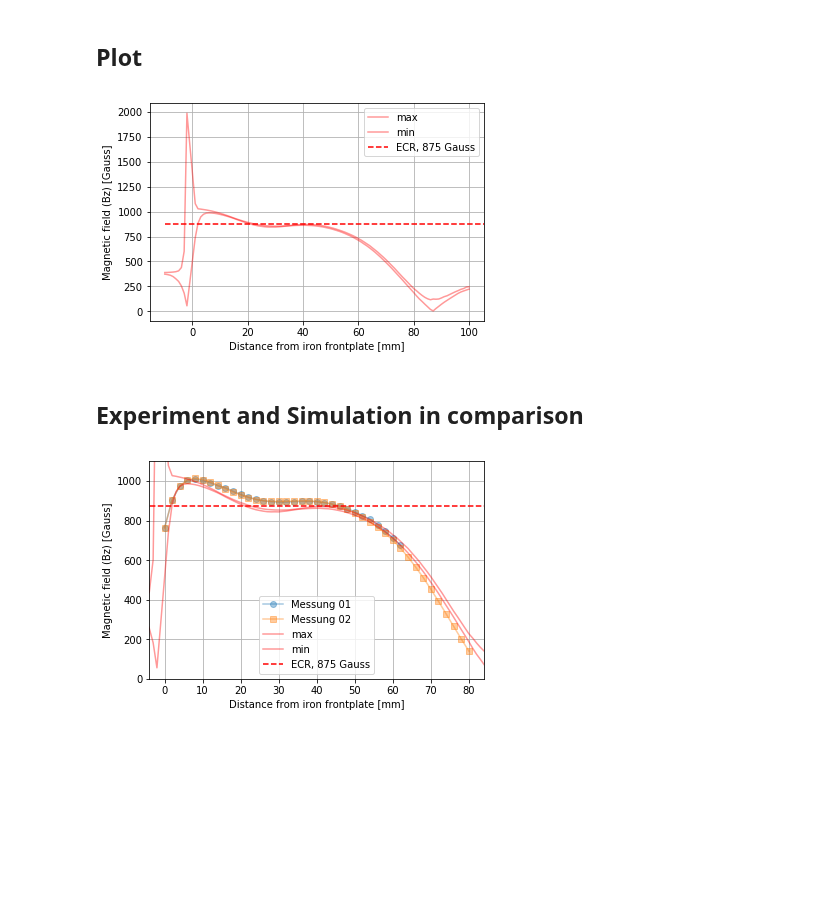
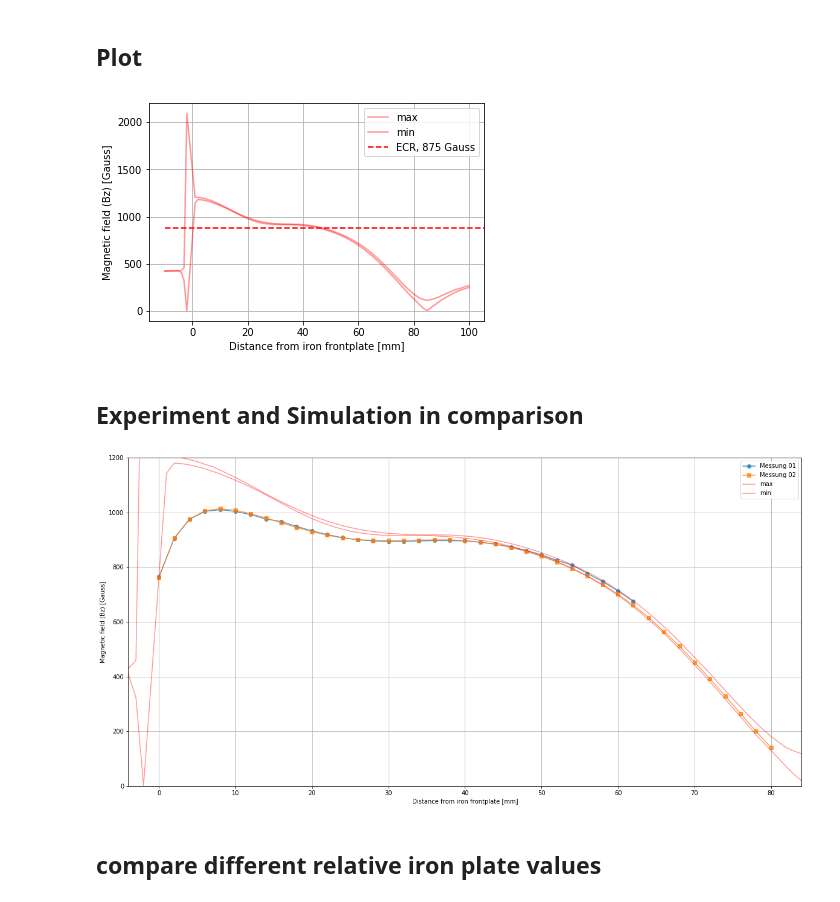
Before and after one commit to kromerh/phd_python, a Jupyter notebook: 10.Microwave.PermanentMagnets/10.Microwave.PermanentMagnets.ipynb, the cells around one changed output. Drawn from its saved outputs; the diff is of its cells as text; code cells hidden in the pictures; blank space fills up the shorter version.

Commit message:
added Roberts data

```diff
--- a/10.Microwave.PermanentMagnets/10.Microwave.PermanentMagnets.ipynb
+++ b/10.Microwave.PermanentMagnets/10.Microwave.PermanentMagnets.ipynb
@@ -39,7 +41,7 @@ plt.show()
     - header: X,Y,Z, mfnc.normB (mT)
 - Original simulation is in /Users/hkromer/02_PhD/02_Data/01_COMSOL/04.Microwave/02.damaged.mph
 # %%
-fname = '/Users/hkromer/02_PhD/02_Data/01_COMSOL/04.Microwave/02.damaged.magneticFieldGrid.csv'
+fname = '/Users/hkromer/02_PhD/02_Data/01_COMSOL/04.Microwave/BfieldData/02.damaged.Br1.10.relPermIron1800.1mmHole.csv'
 df_comsol = pd.read_csv(fname, skiprows=8)
 df_comsol.columns = ['x', 'y', 'z', 'normB_mT']
 df_comsol['normB_Gauss'] = df_comsol['normB_mT'] * 10
@@ -139,25 +141,28 @@ plt.ylabel('Magnetic field (Bz) [Gauss]')
 plt.xlim(xlim)
 plt.show()
 # %% [output]
-[figure, old version]
+[figure, new version]
 # %% [markdown]
 ## Experiment and Simulation in comparison
 # %%
-plt.plot(dfs[0].iloc[:,0], dfs[0].iloc[:,1], marker='o',label='Messung 01', alpha=0.4)
+plt.figure(figsize=(20,10))
+plt.plot(dfs[0].iloc[:,0], dfs[0].iloc[:,1], marker='o',label='Messung 01', alpha=0.75)
 
-plt.plot(dfs[1].iloc[:,0], dfs[1].iloc[:,1], marker='s', label='Messung 02', alpha=0.4)
+plt.plot(dfs[1].iloc[:,0], dfs[1].iloc[:,1], marker='s', label='Messung 02', alpha=0.75)
 
 xlim = plt.gca().get_xlim()
 plt.plot(df_comsol_maxmin.index, df_comsol_maxmin['normB_Gauss_max'], color='red', label='max', alpha=0.4)
 plt.plot(df_comsol_maxmin.index, df_comsol_maxmin['normB_Gauss_min'], color='red', label='min', alpha=0.4)
-plt.plot([-10,200], [875, 875], color='red', linestyle='dashed', label='ECR, 875 Gauss')
+# plt.plot([-10,200], [875, 875], color='red', linestyle='dashed', label='ECR, 875 Gauss')
 plt.legend()
 plt.grid()
 plt.xlabel('Distance from iron frontplate [mm]')
 plt.ylabel('Magnetic field (Bz) [Gauss]')
 ylim = plt.gca().get_ylim()
-plt.ylim(0, 1100)
+plt.ylim(0, 1200)
 plt.xlim(xlim)
 plt.show()
 # %% [output]
-[figure, old version]
+[figure, new version]
+# %% [markdown]
+## compare different relative iron plate values
```
Also changed, not shown: parts of 8 cells of this notebook, 2 other files.
